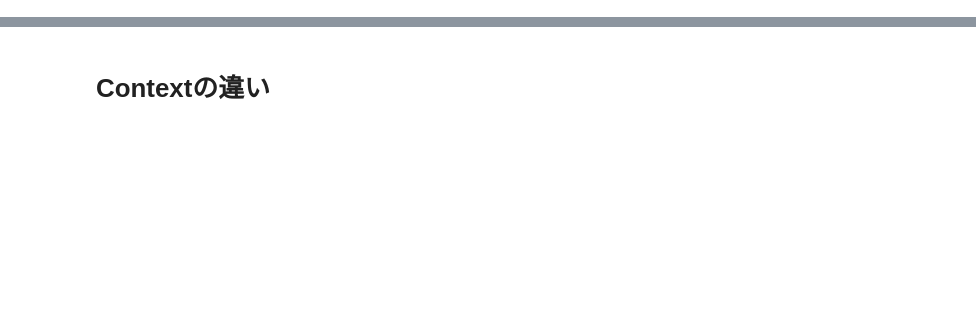
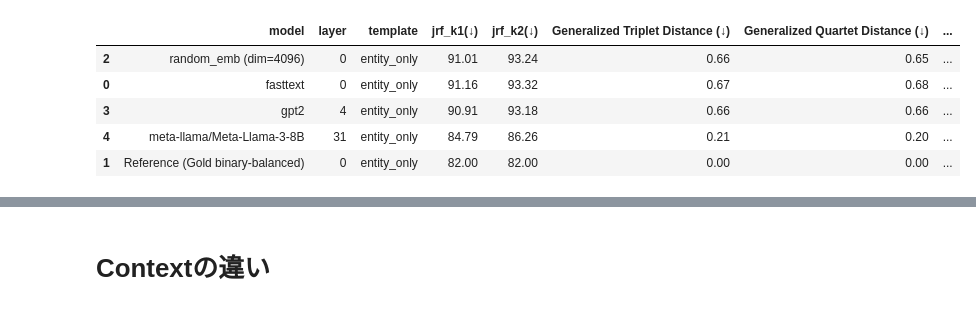
Before and after one commit to masaki-sakata/EntityTree, a Jupyter notebook: scripts/view_result.ipynb, the cells around one changed output, grey strips where cells are left out. Saved outputs shown, nothing was run; the diff lists cells and outputs as text; code cells hidden in the pictures; blank space fills up the shorter version.

```diff
--- a/scripts/view_result.ipynb
+++ b/scripts/view_result.ipynb
@@ -280,0 +376,84 @@ Columns available: ['dataset', 'model', 'layer', 'template', 'n_entities', 'jrf_
+# %%
+# Popularity Middle
+
+# ===== ユーザー設定 =====
+BASE_PATH = "/home/masaki/hierarchical-repr/EntityTree/output/eval_tree_popMiddle"
+TEMPLATE_FILTER = "entity_only"
+
+# 指標（存在すれば使う）
+MINIMIZE_COLS = ["jrf_k1", "gtd", "gqd"]     # 小さいほど良い
+MAXIMIZE_COLS = ["cophenetic_corr"]          # 大きいほど良い
+PRIMARY_FALLBACK = ["jrf_k2", "jrf_k1"]      # フォールバック優先度
+
+
+# ===== メイン処理 =====
+df_all = load_all_evaluation_results(BASE_PATH)
+print(f"Total evaluations loaded (before filters): {len(df_all)}")
+print("Columns available:", list(df_all.columns))
+
+# 表示用の列（full_pathは含めない）
+display_cols = [
+    "model", "layer", "template",
+    "jrf_k1", "jrf_k2",
+    "gtd", "gqd", "cophenetic_corr",
+]
+display_cols = [c for c in display_cols if c in df_all.columns]
+df = df_all[display_cols].copy()
+
+# template 絞り（パス復元を反映）
+if "template" in df.columns:
+    df = df[df["template"] == TEMPLATE_FILTER].copy()
+
+# 数値化
+to_numeric_inplace(df, ["jrf_k1", "jrf_k2", "gtd", "gqd", "cophenetic_corr"])
+
+# 除外
+exclude_models = {"gold_binary", "gold_binary_left"}
+df = df[~df["model"].isin(exclude_models)].copy()
+
+# random_emb を1つに圧縮
+df = keep_single_random_emb(df, metric_cols_priority=PRIMARY_FALLBACK + ["jrf_k1"])
+
+# ファミリー付与＆並び
+df["family"] = df["model"].apply(model_family)
+df["family_order"] = df["family"].map(FAMILY_ORDER).fillna(9).astype(int)
+
+# ===== LM（gpt2 / Llama-3-8B）をベストレイヤーだけに =====
+sel_gpt2 = df["model"].astype(str).str.startswith("gpt2", na=False)
+sel_llama8b = df["model"].astype(str).str.contains("Meta-Llama-3-8B", na=False)
+df = best_layer_by_rank_sum(
+    df,
+    selectors=[sel_gpt2, sel_llama8b],
+    minimize_cols=MINIMIZE_COLS,
+    maximize_cols=MAXIMIZE_COLS,
+    fallback_cols=PRIMARY_FALLBACK
+)
+
+# 小数第2位に丸め（表示用）
+num_cols = [c for c in ["jrf_k1","jrf_k2","gtd","gqd","cophenetic_corr"] if c in df.columns]
+df[num_cols] = df[num_cols].round(2)
+
+# 列名のリネーム（矢印含む）
+rename_cols = {}
+if "jrf_k1" in df.columns: rename_cols["jrf_k1"] = "jrf_k1(↓)"
+if "jrf_k2" in df.columns: rename_cols["jrf_k2"] = "jrf_k2(↓)"
+if "gtd" in df.columns: rename_cols["gtd"] = "Generalized Triplet Distance (↓)"
+if "gqd" in df.columns: rename_cols["gqd"] = "Generalized Quartet Distance (↓)"
+if "cophenetic_corr" in df.columns: rename_cols["cophenetic_corr"] = "cophenetic corr (↑)"
+df = df.rename(columns=rename_cols)
+
+# 表示名置換
+df["model"] = df["model"].replace({
+    "gold_binary_balanced": "Reference (Gold binary-balanced)",
+    "random_emb": "random_emb (dim=4096)",
+})
+
+# 最終並び替えと表示（full_pathは含めない）
+sort_keys = ["family_order"]
+if "layer" in df.columns:
+    sort_keys += ["layer"]
+sort_keys += ["model"]
+df = df.sort_values(sort_keys, kind="mergesort").drop(columns=["family_order", "family"], errors="ignore")
+
+display(df)
+# %% [output]
@@ -280,0 +462,6 @@ Columns available: ['dataset', 'model', 'layer', 'template', 'n_entities', 'jrf_
+|  | model | layer | template | jrf_k1(↓) | jrf_k2(↓) | Generalized Triplet Distance (↓) | Generalized Quartet Distance (↓) | ... |
+| 2 | random_emb (dim=4096) | 0 | entity_only | 91.01 | 93.24 | 0.66 | 0.65 | ... |
+| 0 | fasttext | 0 | entity_only | 91.16 | 93.32 | 0.67 | 0.68 | ... |
+| 3 | gpt2 | 4 | entity_only | 90.91 | 93.18 | 0.66 | 0.66 | ... |
+| 4 | meta-llama/Meta-Llama-3-8B | 31 | entity_only | 84.79 | 86.26 | 0.21 | 0.20 | ... |
+| 1 | Reference (Gold binary-balanced) | 0 | entity_only | 82.00 | 82.00 | 0.00 | 0.00 | ... |
```
Also changed, not shown: parts of 17 cells of this notebook, 16 other files.
